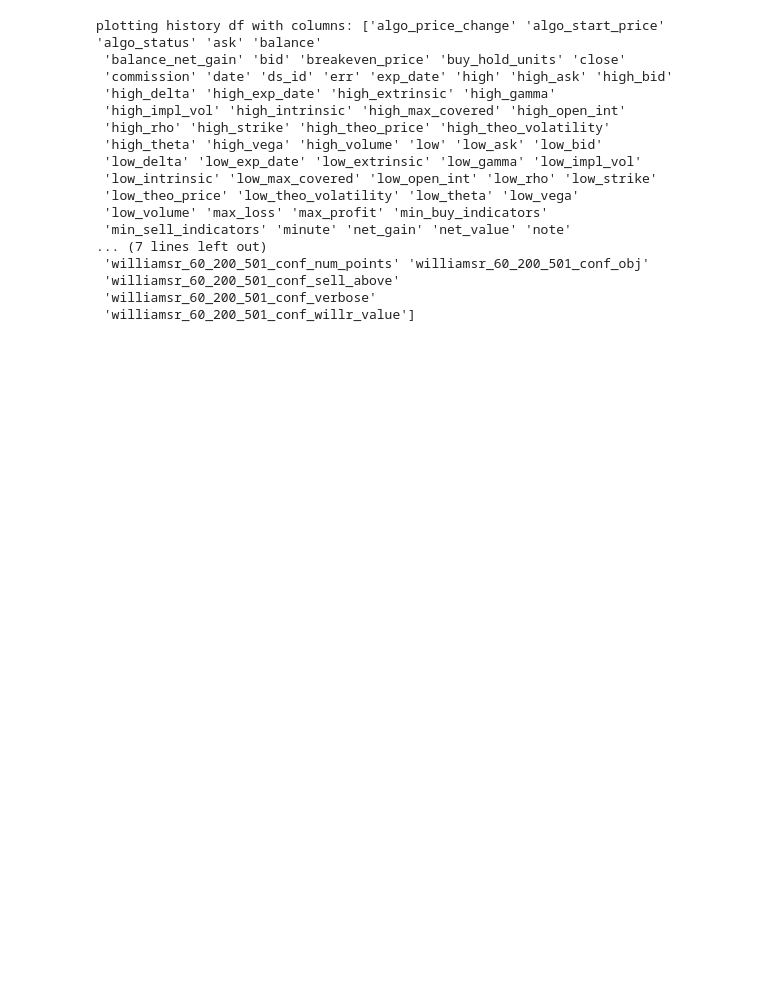
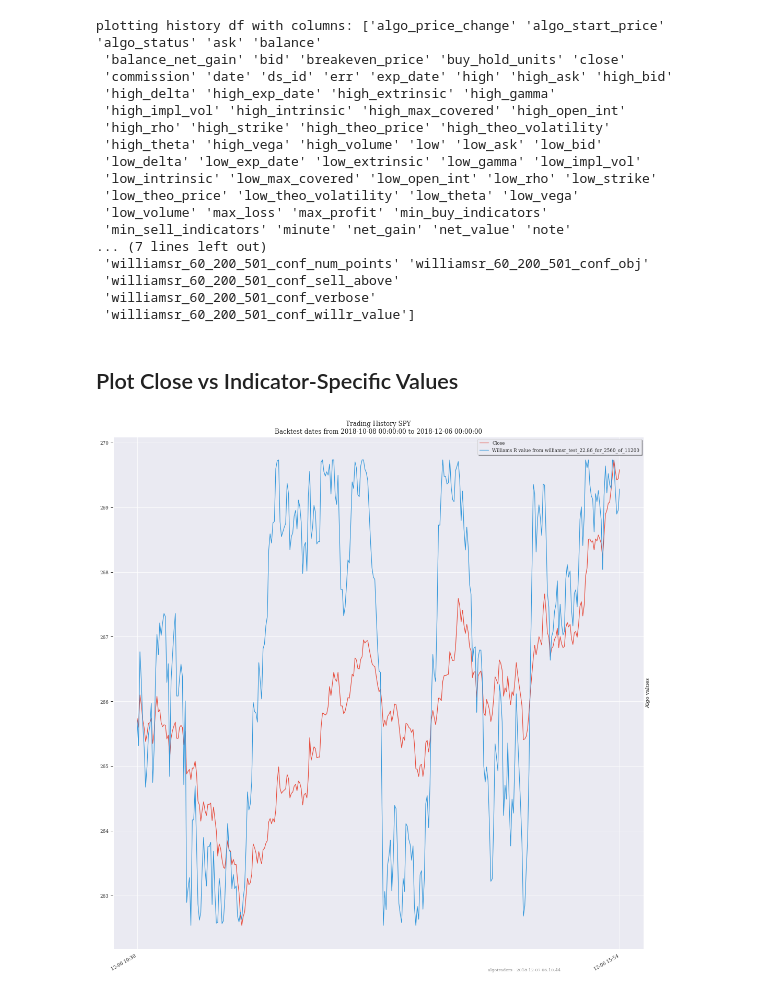
Before and after one commit to AlgoTraders/stock-analysis-engine, a Jupyter notebook: compose/docker/notebooks/Analyze Compressed Algorithm Trading Histories Stored in S3.ipynb, the cells around one changed output. Saved outputs shown, nothing was run; the diff lists cells and outputs as text; code cells hidden in the pictures; blank space fills up the shorter version.

```diff
--- a/compose/docker/notebooks/Analyze Compressed Algorithm Trading Histories Stored in S3.ipynb
+++ b/compose/docker/notebooks/Analyze Compressed Algorithm Trading Histories Stored in S3.ipynb
@@ -114,3 +105,37 @@ plotting history df with columns: ['algo_price_change' 'algo_start_price' 'algo_
  'williamsr_60_200_501_conf_sell_above'
  'williamsr_60_200_501_conf_verbose'
  'williamsr_60_200_501_conf_willr_value']
+# %% [markdown]
+## Plot Close vs Indicator-Specific Values
+# %%
+red = 'close'
+red_label = 'Close'
+blue = 'williamsr_60_200_501_conf_willr_value'
+blue_label = 'Williams R value from {}'.format(algo_name)
+
+start_index = -390  # trading day has 390 minutes
+
+plot_res = plot_trading_history.plot_trading_history(
+    title=title,
+    df=history_df[start_index:],
+    red=red,
+    red_color=red_color,
+    red_label=red_label,
+    blue=blue,
+    blue_color=blue_color,
+    blue_label=blue_label,
+    green=green,
+    green_label=green_label,
+    green_color=green_color,
+    orange=orange,
+    orange_label=orange_label,
+    orange_color=orange_color,
+    date_col=use_xcol,
+    date_format=use_as_date_format,
+    xlabel=xlabel,
+    ylabel=ylabel,
+    df_filter=df_filter,
+    show_plot=True,
+    dropna_for_all=True)
+# %% [output]
+[figure, added]
```
Also changed, not shown: parts of 22 cells of this notebook, 5 other files.
